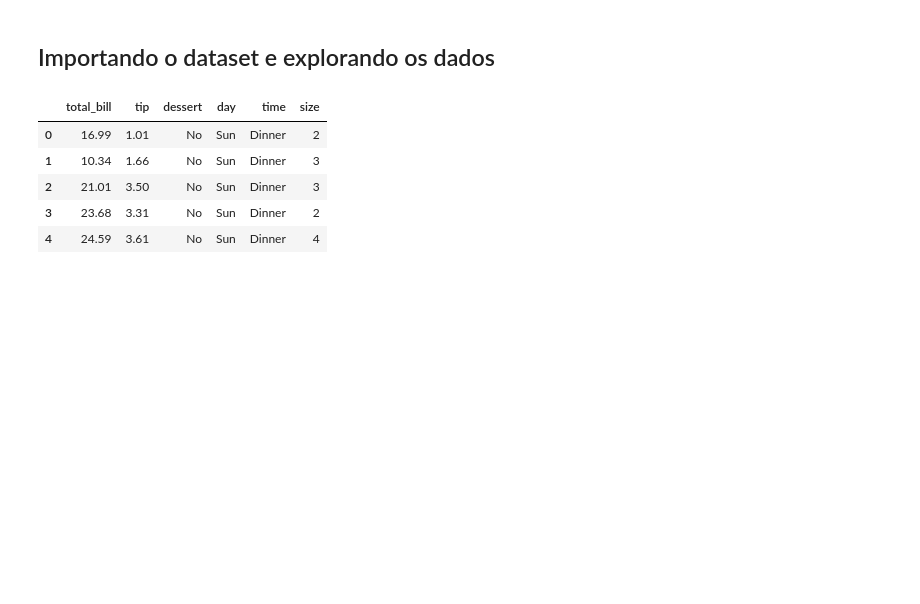
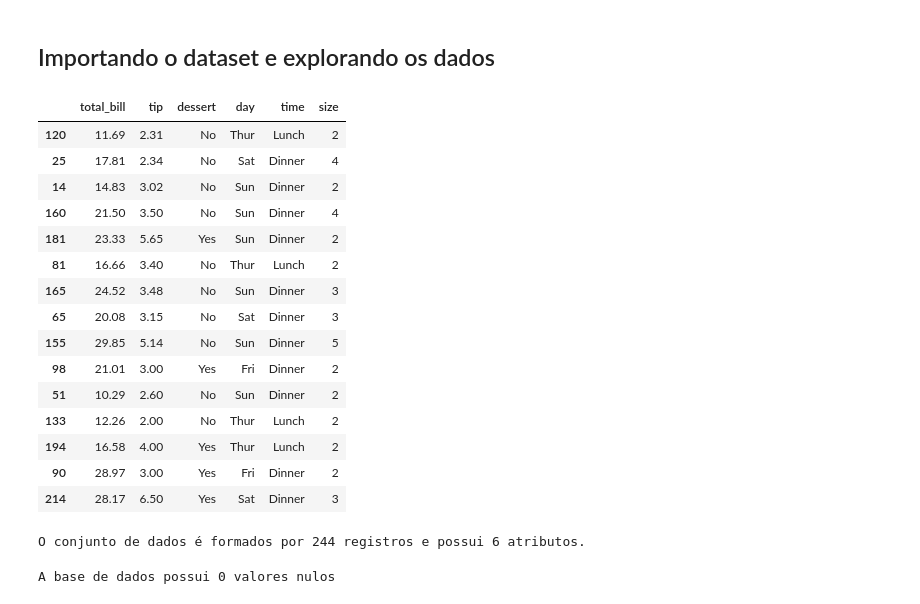
Before and after one commit to guilhermebap/Data-science-personal-study, a Jupyter notebook: Alura/Visualization/04 - Seaborn - Explorando Data Visualization/EDA-gorjetas.ipynb, the cells around one changed output. Cells and saved outputs as stored; diff of their text form; code cells hidden in the pictures; blank space fills up the shorter version.

```diff
--- a/Alura/Visualization/04 - Seaborn - Explorando Data Visualization/EDA-gorjetas.ipynb
+++ b/Alura/Visualization/04 - Seaborn - Explorando Data Visualization/EDA-gorjetas.ipynb
@@ -19,12 +20,33 @@ import seaborn as sns
 # %% [markdown]
 ## Importando o dataset e explorando os dados
 # %%
+# Caso deseje analisar o dataset desatualizado, remova o comentário do dados = pd.read_csv('tips.csv') e comente os outros read_csv ou vice e versa
 dados = pd.read_csv('tips.csv')
-dados.head()
+#dados_desatualizado = pd.read_csv('tips.csv')
+#dados = pd.read_csv('tips_atualizado.csv')
+dados.sample(15)
 # %% [output]
 |  | total_bill | tip | dessert | day | time | size |
-| 0 | 16.99 | 1.01 | No | Sun | Dinner | 2 |
-| 1 | 10.34 | 1.66 | No | Sun | Dinner | 3 |
-| 2 | 21.01 | 3.50 | No | Sun | Dinner | 3 |
-| 3 | 23.68 | 3.31 | No | Sun | Dinner | 2 |
-| 4 | 24.59 | 3.61 | No | Sun | Dinner | 4 |
+| 120 | 11.69 | 2.31 | No | Thur | Lunch | 2 |
+| 25 | 17.81 | 2.34 | No | Sat | Dinner | 4 |
+| 14 | 14.83 | 3.02 | No | Sun | Dinner | 2 |
+| 160 | 21.50 | 3.50 | No | Sun | Dinner | 4 |
+| 181 | 23.33 | 5.65 | Yes | Sun | Dinner | 2 |
+| 81 | 16.66 | 3.40 | No | Thur | Lunch | 2 |
+| 165 | 24.52 | 3.48 | No | Sun | Dinner | 3 |
+| 65 | 20.08 | 3.15 | No | Sat | Dinner | 3 |
+| 155 | 29.85 | 5.14 | No | Sun | Dinner | 5 |
+| 98 | 21.01 | 3.00 | Yes | Fri | Dinner | 2 |
+| 51 | 10.29 | 2.60 | No | Sun | Dinner | 2 |
+| 133 | 12.26 | 2.00 | No | Thur | Lunch | 2 |
+| 194 | 16.58 | 4.00 | Yes | Thur | Lunch | 2 |
+| 90 | 28.97 | 3.00 | Yes | Fri | Dinner | 2 |
+| 214 | 28.17 | 6.50 | Yes | Sat | Dinner | 3 |
+# %%
+print(f'O conjunto de dados é formados por {dados.shape[0]} registros e possui {dados.shape[1]} atributos.')
+# %% [output]
+O conjunto de dados é formados por 244 registros e possui 6 atributos.
+# %%
+print(f'A base de dados possui {dados.isna().sum().sum()} valores nulos')
+# %% [output]
+A base de dados possui 0 valores nulos
```
Also changed, not shown: parts of 70 cells of this notebook, 5 other files.
